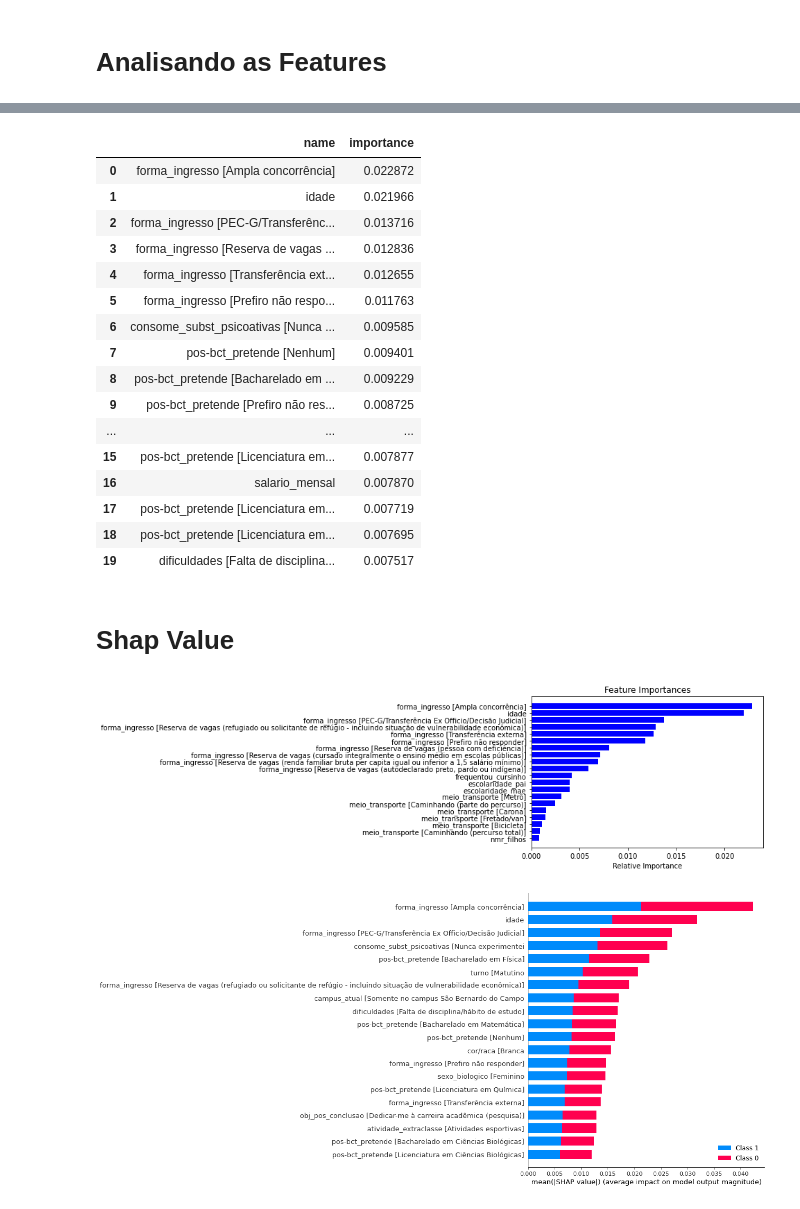
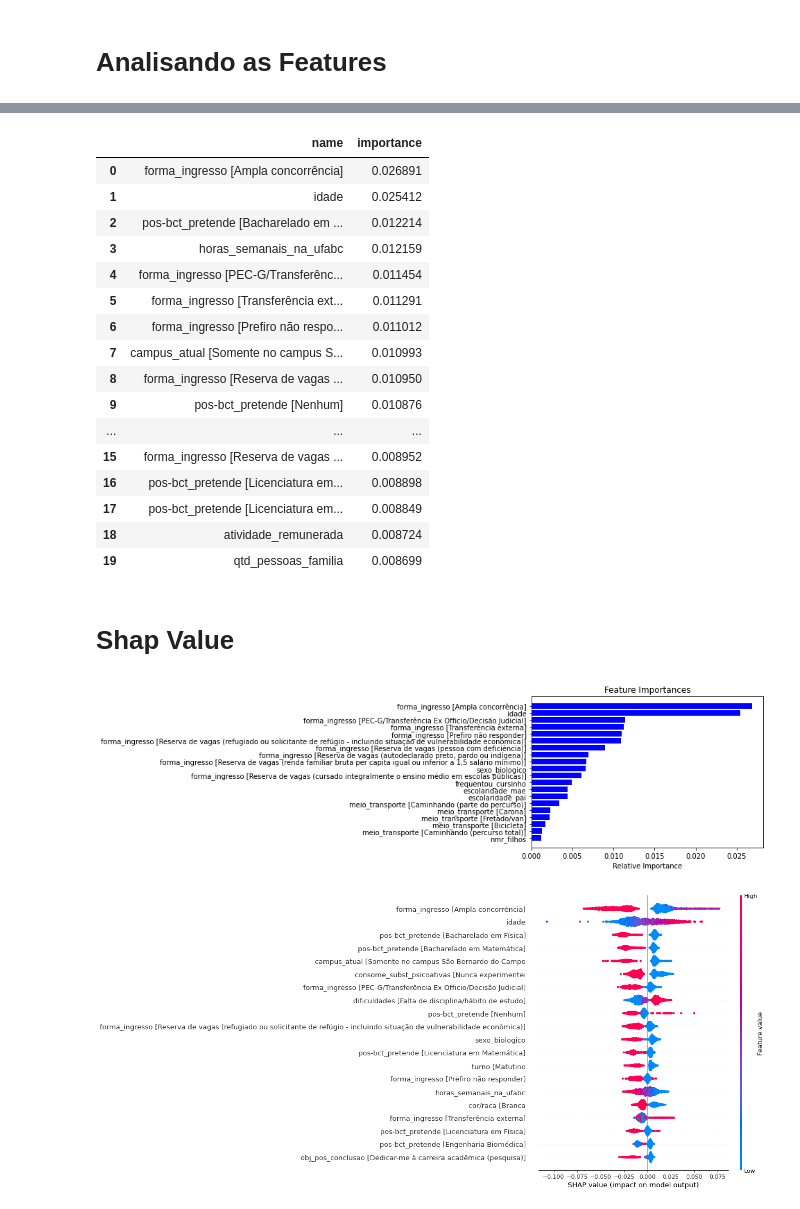
Before and after one commit to Zandib/-IA-para-reconhecimento-de-estado-de-risco-psicologico-, a Jupyter notebook: notebooks/Classificador_CR_Entry_Data.ipynb, the cells around one changed output, grey strips where cells are left out. Cells and saved outputs as stored; diff of their text form; code cells hidden in the pictures.

```diff
--- a/notebooks/Classificador_CR_Entry_Data.ipynb
+++ b/notebooks/Classificador_CR_Entry_Data.ipynb
@@ -91,4 +91,5 @@ remover =['possui_reprovacoes',
           'programa_desenv_acad ',
           'ano_ingresso',
           'pos-bct_matriculado',
-          'pos-bct_matriculado']
+          'pos-bct_matriculado',
+          'nota']
@@ -179,6 +189,14 @@ Matplotlib is currently using module://ipykernel.pylab.backend_inline, which is
 X.fillna(base_2018_encoded.mean(),inplace=True)
 # %%
 X_train,X_test,y_train,y_test = train_test_split(X,y)
+# %%
+## Garantindo indices resetados
+X_train.reset_index(drop=True,inplace=True)
+y_train.reset_index(drop=True,inplace=True)
+
+
+X_test.reset_index(drop=True,inplace=True)
+y_test.reset_index(drop=True,inplace=True)
 # %%
 y_label = y<2
 # %%
@@ -444,22 +487,22 @@ plt.plot(df_importancias['importance'].head(10))
 df_importancias.head(20)
 # %% [output]
 |  | name | importance |
-| 0 | forma_ingresso [Ampla concorrência] | 0.022872 |
-| 1 | idade | 0.021966 |
-| 2 | forma_ingresso [PEC-G/Transferênc... | 0.013716 |
-| 3 | forma_ingresso [Reserva de vagas ... | 0.012836 |
-| 4 | forma_ingresso [Transferência ext... | 0.012655 |
-| 5 | forma_ingresso [Prefiro não respo... | 0.011763 |
-| 6 | consome_subst_psicoativas [Nunca ... | 0.009585 |
-| 7 | pos-bct_pretende [Nenhum] | 0.009401 |
-| 8 | pos-bct_pretende [Bacharelado em ... | 0.009229 |
-| 9 | pos-bct_pretende [Prefiro não res... | 0.008725 |
+| 0 | forma_ingresso [Ampla concorrência] | 0.026891 |
+| 1 | idade | 0.025412 |
+| 2 | pos-bct_pretende [Bacharelado em ... | 0.012214 |
+| 3 | horas_semanais_na_ufabc | 0.012159 |
+| 4 | forma_ingresso [PEC-G/Transferênc... | 0.011454 |
+| 5 | forma_ingresso [Transferência ext... | 0.011291 |
+| 6 | forma_ingresso [Prefiro não respo... | 0.011012 |
+| 7 | campus_atual [Somente no campus S... | 0.010993 |
+| 8 | forma_ingresso [Reserva de vagas ... | 0.010950 |
+| 9 | pos-bct_pretende [Nenhum] | 0.010876 |
 | ... | ... | ... |
-| 15 | pos-bct_pretende [Licenciatura em... | 0.007877 |
-| 16 | salario_mensal | 0.007870 |
-| 17 | pos-bct_pretende [Licenciatura em... | 0.007719 |
-| 18 | pos-bct_pretende [Licenciatura em... | 0.007695 |
-| 19 | dificuldades [Falta de disciplina... | 0.007517 |
+| 15 | forma_ingresso [Reserva de vagas ... | 0.008952 |
+| 16 | pos-bct_pretende [Licenciatura em... | 0.008898 |
+| 17 | pos-bct_pretende [Licenciatura em... | 0.008849 |
+| 18 | atividade_remunerada | 0.008724 |
+| 19 | qtd_pessoas_familia | 0.008699 |
 # %% [markdown]
 # Shap Value
 # %%
@@ -473,11 +516,11 @@ plt.yticks(range(len(indices)), [features[i] for i in indices])
 plt.xlabel('Relative Importance')
 plt.show()
 # %% [output]
-[figure, old version]
+[figure, new version]
 # %%
-rf_shap_values = shap.TreeExplainer(best_rf).shap_values(X_train)
+rf_shap_values = shap.TreeExplainer(best_rf).shap_values(X_test)
 # %%
-shap.summary_plot(rf_shap_values, X_test)
+shap.summary_plot(rf_shap_values[1], X_test)
 # %% [output]
-[figure, old version]
+[figure, new version]
 # %%
```
Also changed, not shown: parts of 28 cells of this notebook, 25 other files.
